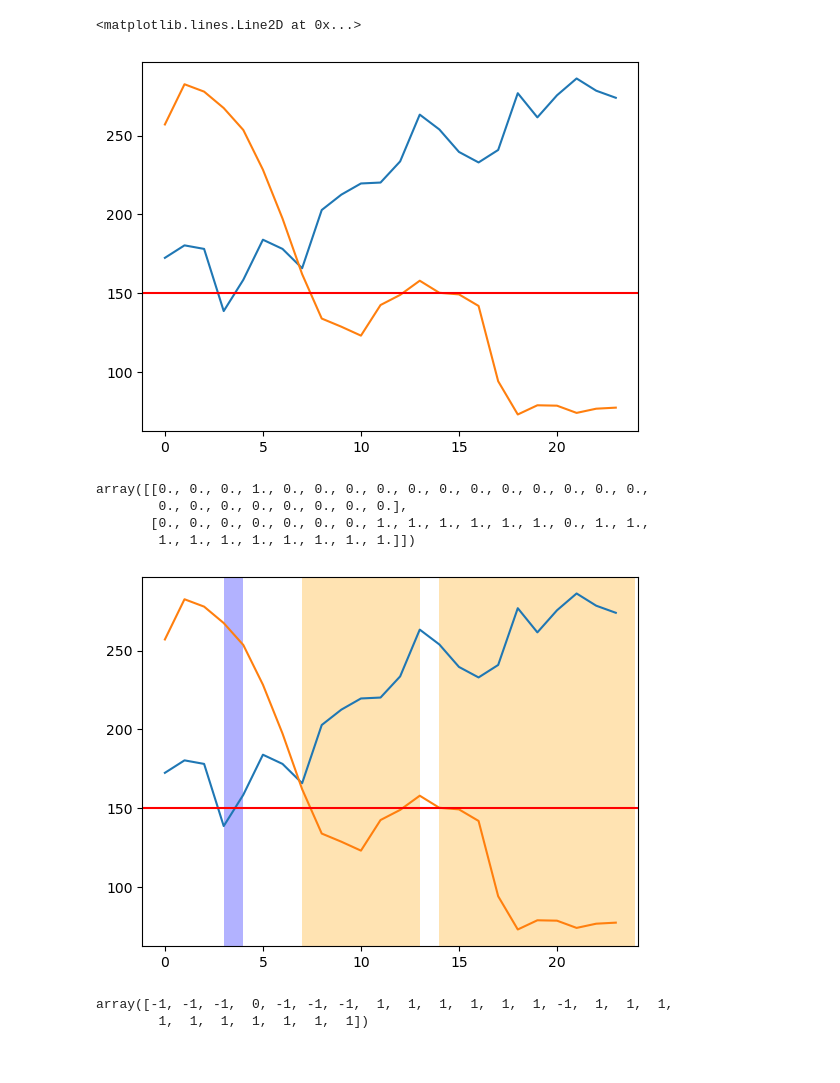
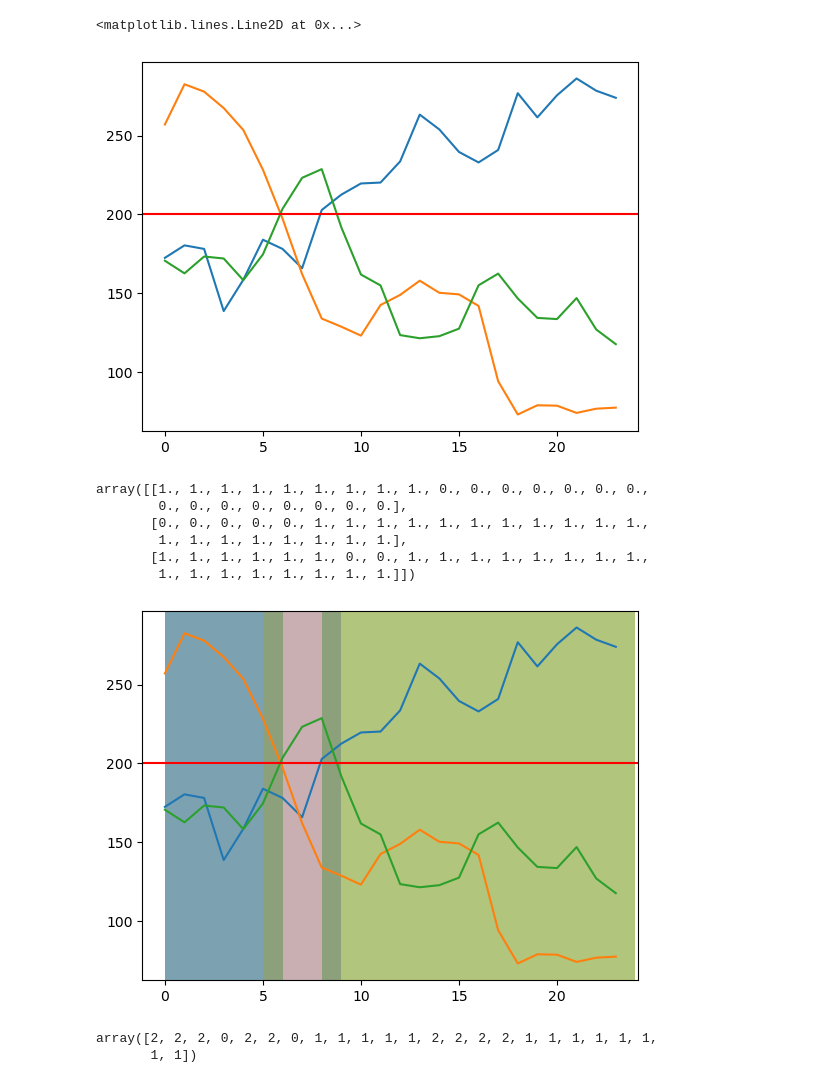
Before and after one commit to AIRI-Institute/eco4cast, a Jupyter notebook: multi_interval_predictor.ipynb, the cells around one changed output. Saved outputs shown, nothing was run; the diff lists cells and outputs as text; code cells hidden in the pictures.

Commit message:
multiple intervals ipynb fixes

```diff
--- a/multi_interval_predictor.ipynb
+++ b/multi_interval_predictor.ipynb
@@ -7,30 +7,22 @@ import matplotlib.pyplot as plt
 
 idx_1 = 401
 idx_2 = 1000
+idx_3 = 1200
 
-
-time_period = window_size = 0
-min_interval = 1
-max_emission_value = 150
-
+max_emission_value = 200
 
 first_forecast = emission_data[idx_1 : idx_1 + 24]
 second_forecast = emission_data[idx_2 : idx_2 + 24]
+third_forecast = emission_data[idx_3 : idx_3 + 24]
 
-extended_first_forecast = emission_data[idx_1 - window_size : idx_1 + 24]
-extended_second_forecast = emission_data[idx_2 - window_size: idx_2 + 24]
+forecasts = np.stack([first_forecast, second_forecast, third_forecast])
 
-first_forecast.shape, extended_first_forecast.shape
-
-
-plt.plot(first_forecast)
-plt.plot(second_forecast)
+for forecast in forecasts:
+    plt.plot(forecast)
 plt.axhline(y=max_emission_value, c='r')
 # %% [output]
 <matplotlib.lines.Line2D at 0x...>
-[figure, old version]
+[figure, new version]
-# %%
-forecasts = np.stack([first_forecast, second_forecast])
 # %%
 min_step_size = 1
 max_window_size = 3
@@ -46,26 +38,32 @@ for forecast_id, forecast in enumerate(forecasts):
                 time_slots[forecast_id, i : i + min_step_size + window_size - 1] = 1
 time_slots
 # %% [output]
-array([[0., 0., 0., 1., 0., 0., 0., 0., 0., 0., 0., 0., 0., 0., 0., 0.,
+array([[1., 1., 1., 1., 1., 1., 1., 1., 1., 0., 0., 0., 0., 0., 0., 0.,
         0., 0., 0., 0., 0., 0., 0., 0.],
-       [0., 0., 0., 0., 0., 0., 0., 1., 1., 1., 1., 1., 1., 0., 1., 1.,
+       [0., 0., 0., 0., 0., 1., 1., 1., 1., 1., 1., 1., 1., 1., 1., 1.,
+        1., 1., 1., 1., 1., 1., 1., 1.],
+       [1., 1., 1., 1., 1., 1., 0., 0., 1., 1., 1., 1., 1., 1., 1., 1.,
         1., 1., 1., 1., 1., 1., 1., 1.]])
 # %%
 from matplotlib.patches import Rectangle
 
-plt.plot(first_forecast)
-plt.plot(second_forecast)
+for forecast in forecasts:
+    plt.plot(forecast)
 plt.axhline(y=max_emission_value, c='r')
 
 for i in range(len(time_slots[0])):
     if time_slots[0][i] == 1:
         plt.gca().add_patch(Rectangle((i,0),1,300, facecolor='blue', alpha=0.3 ))
 
 for i in range(len(time_slots[1])):
     if time_slots[1][i] == 1:
         plt.gca().add_patch(Rectangle((i,0),1,300, facecolor='orange', alpha=0.3 ))
+
+for i in range(len(time_slots[2])):
+    if time_slots[2][i] == 1:
+        plt.gca().add_patch(Rectangle((i,0),1,300, facecolor='green', alpha=0.3 ))
 # %% [output]
-[figure, old version]
+[figure, new version]
 # %%
 time_slots_vms = np.ones((24), dtype=int) * -1
 for i in range(24):
@@ -79,8 +77,8 @@ for i in range(24):
 # %%
 time_slots_vms
 # %% [output]
-array([-1, -1, -1,  0, -1, -1, -1,  1,  1,  1,  1,  1,  1, -1,  1,  1,  1,
-        1,  1,  1,  1,  1,  1,  1])
+array([2, 2, 2, 0, 2, 2, 0, 1, 1, 1, 1, 1, 2, 2, 2, 2, 1, 1, 1, 1, 1, 1,
+       1, 1])
 # %%
 from matplotlib.patches import Rectangle
 
```
Also changed, not shown: parts of 3 cells of this notebook.
